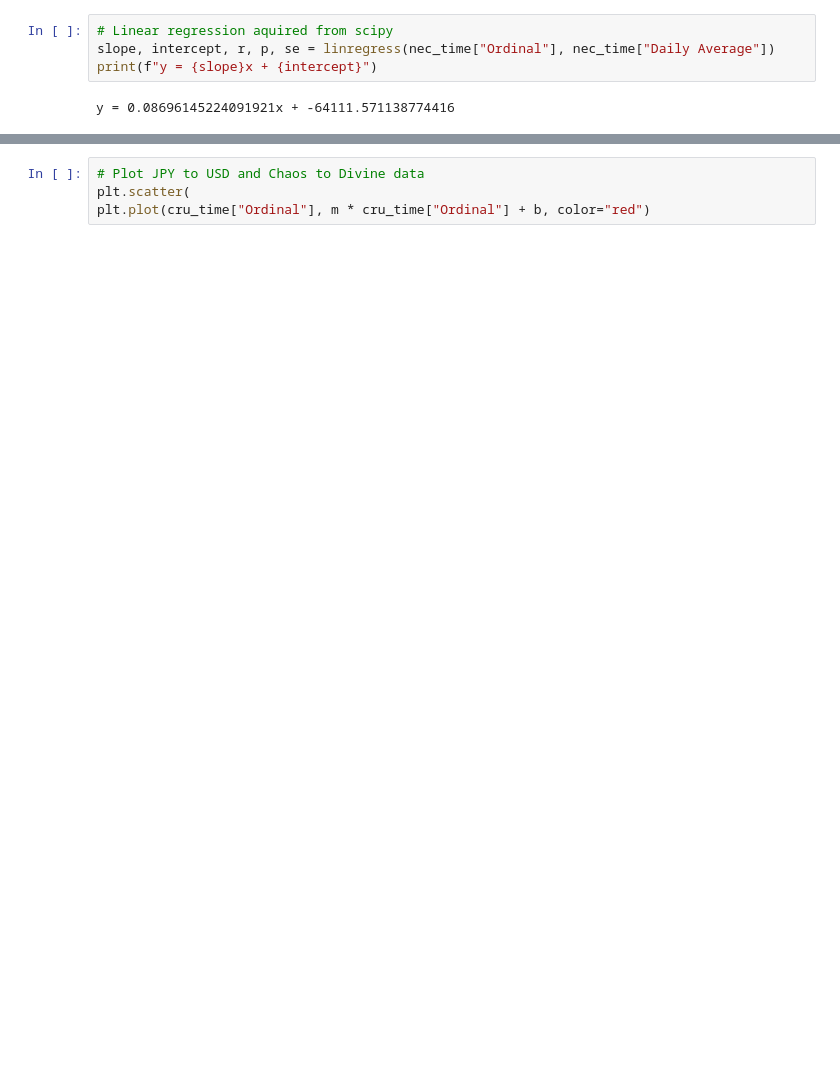
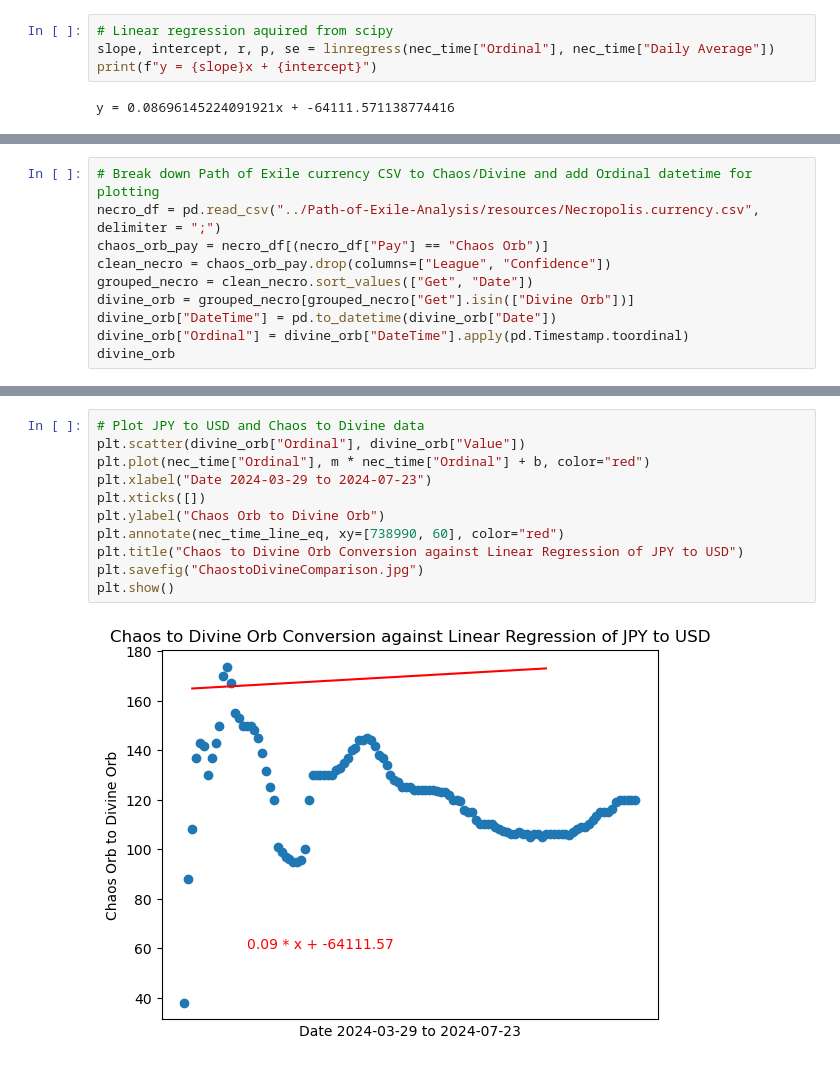
Before and after one commit to Brendan838/Path-of-Exile-Analysis, a Jupyter notebook: StockAPI.ipynb, the cells around one changed output, grey strips where cells are left out. Cells and saved outputs as stored; diff of their text form; blank space fills up the shorter version.

```diff
--- a/StockAPI.ipynb
+++ b/StockAPI.ipynb
@@ -196,0 +200,10 @@ y = 0.08696145224091921x + -64111.571138774416
+# %%
+# Break down Path of Exile currency CSV to Chaos/Divine and add Ordinal datetime for plotting
+necro_df = pd.read_csv("../Path-of-Exile-Analysis/resources/Necropolis.currency.csv", delimiter = ";")
+chaos_orb_pay = necro_df[(necro_df["Pay"] == "Chaos Orb")]
+clean_necro = chaos_orb_pay.drop(columns=["League", "Confidence"])
+grouped_necro = clean_necro.sort_values(["Get", "Date"])
+divine_orb = grouped_necro[grouped_necro["Get"].isin(["Divine Orb"])]
+divine_orb["DateTime"] = pd.to_datetime(divine_orb["Date"])
+divine_orb["Ordinal"] = divine_orb["DateTime"].apply(pd.Timestamp.toordinal)
+divine_orb
@@ -197,4 +234,13 @@ y = 0.08696145224091921x + -64111.571138774416
 # %%
 # Plot JPY to USD and Chaos to Divine data
-plt.scatter(
-plt.plot(cru_time["Ordinal"], m * cru_time["Ordinal"] + b, color="red")
+plt.scatter(divine_orb["Ordinal"], divine_orb["Value"])
+plt.plot(nec_time["Ordinal"], m * nec_time["Ordinal"] + b, color="red")
+plt.xlabel("Date 2024-03-29 to 2024-07-23")
+plt.xticks([])
+plt.ylabel("Chaos Orb to Divine Orb")
+plt.annotate(nec_time_line_eq, xy=[738990, 60], color="red")
+plt.title("Chaos to Divine Orb Conversion against Linear Regression of JPY to USD")
+plt.savefig("ChaostoDivineComparison.jpg")
+plt.show()
+# %% [output]
+[figure, added]
```
Also changed, not shown: parts of 11 cells of this notebook, 3 other files.
